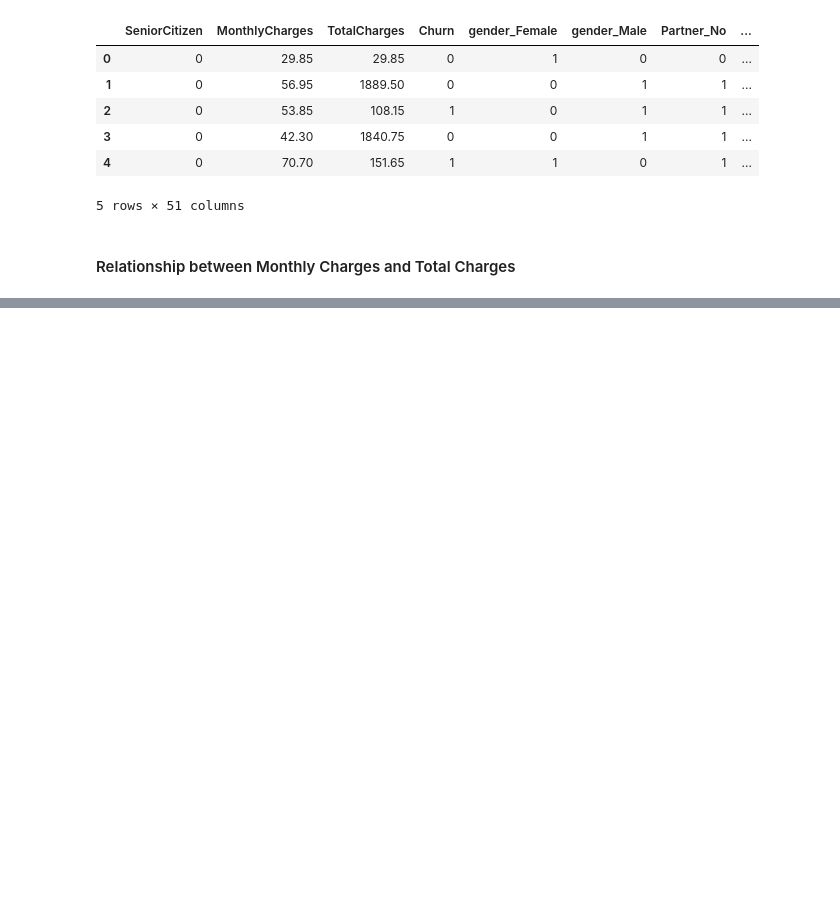
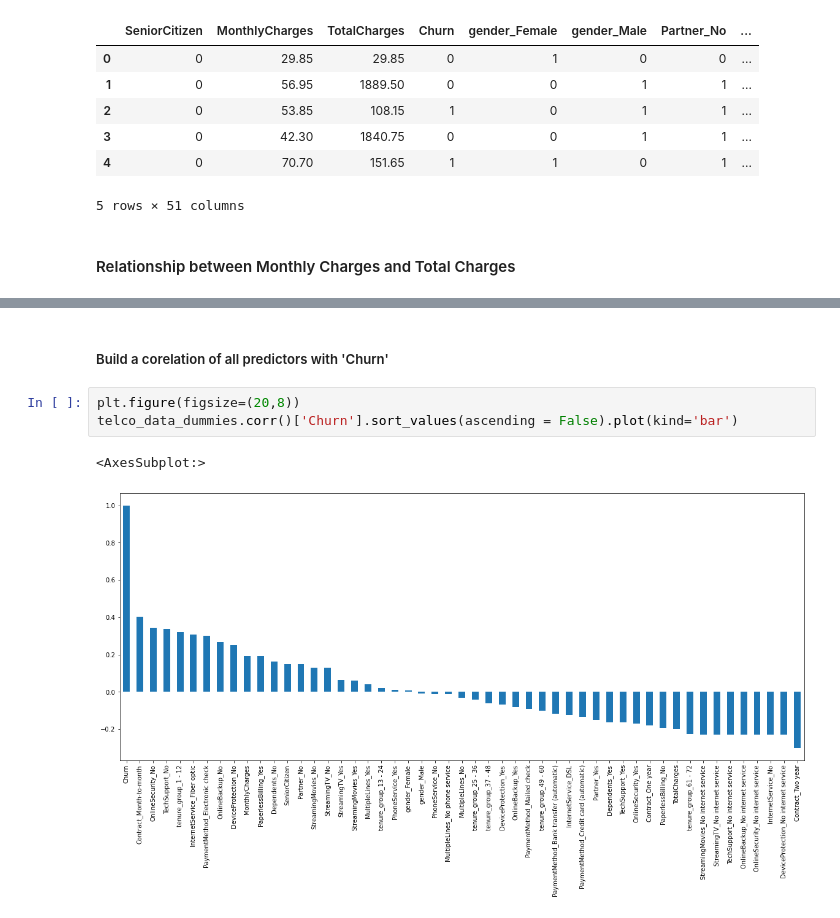
Before and after one commit to rvjh/Churn-Prediction-, a Jupyter notebook: notebook/Churn_Analysis_EDA.ipynb, the cells around one changed output, grey strips where cells are left out. Saved outputs shown, nothing was run; the diff lists cells and outputs as text; blank space fills up the shorter version.

```diff
--- a/notebook/Churn_Analysis_EDA.ipynb
+++ b/notebook/Churn_Analysis_EDA.ipynb
@@ -322,0 +362,8 @@ telco_data_dummies.head()
+# %% [markdown]
+##### Build a corelation of all predictors with 'Churn'
+# %%
+plt.figure(figsize=(20,8))
+telco_data_dummies.corr()['Churn'].sort_values(ascending = False).plot(kind='bar')
+# %% [output]
+<AxesSubplot:>
+[figure, added]
```
Also changed, not shown: parts of 20 cells of this notebook.
